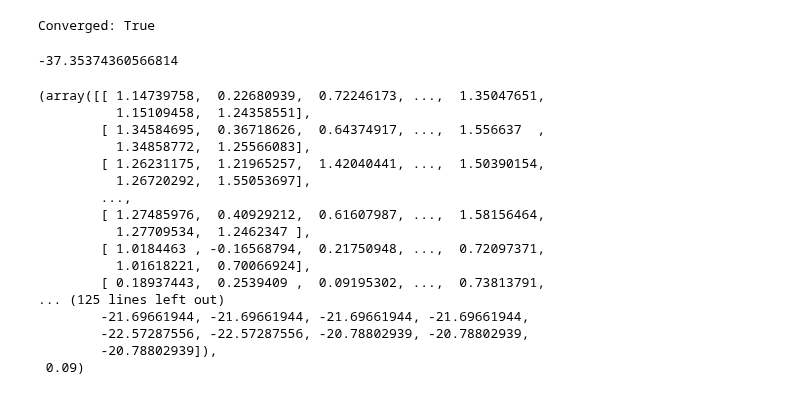
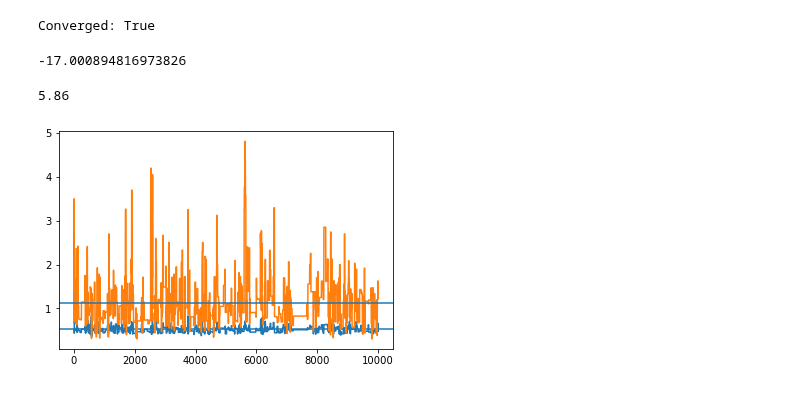
Before and after one commit to Tennessee-Wallaceh/gproc, a Jupyter notebook: notebooks/Joint-Posterior-Sampling.ipynb, the cells around one changed output. Saved outputs shown, nothing was run; the diff lists cells and outputs as text; code cells hidden in the pictures.

```diff
--- a/notebooks/Joint-Posterior-Sampling.ipynb
+++ b/notebooks/Joint-Posterior-Sampling.ipynb
@@ -11,7 +11,7 @@ from gproc.kernels import *
 from gproc.laplace import laplace_approximation_probit, chol_inverse
 from gproc.approx_marginal_is import importance_sampler
 # %%
-N = 500 # Data size
+N = 50 # Data size
 D = 1 # Data dimension
 
 x = np.random.normal(0, 1, N * D).reshape(-1, D) # Reshape to N x D matrix
@@ -30,9 +30,9 @@ marg_0 = importance_sampler(y, x, laplace_mean, laplace_cov, 100)
 marg_0
 # %% [output]
 Converged: True
--37.35374360566814
+-17.000894816973826
 # %%
-def joint_sampler(iters, y, x, th_0, marg_0, cov, N_imp = 100, burn_in = 10, verbose = True):
+def joint_sampler(iters, y, x, th_0, marg_0, cov, N_imp = 100, burn_in = 1, verbose = True):
     """
     Function that jointly samples from the posterior distribution over
     kernel parameters and the latent functions.
@@ -104,21 +104,15 @@ def joint_sampler(iters, y, x, th_0, marg_0, cov, N_imp = 100, burn_in = 10, ver
     return f_arr, th_arr, marg_arr, acc_rate
 # %%
 f_arr, th_arr, marg_arr, acc_rate = joint_sampler(10000, y, x, th_0, marg_0, cov = np.eye(th_0.shape[0]))
-# %% [output]
-(array([[ 1.14739758,  0.22680939,  0.72246173, ...,  1.35047651,
-          1.15109458,  1.24358551],
-        [ 1.34584695,  0.36718626,  0.64374917, ...,  1.556637  ,
-          1.34858772,  1.25566083],
-        [ 1.26231175,  1.21965257,  1.42040441, ...,  1.50390154,
-          1.26720292,  1.55053697],
-        ...,
-        [ 1.27485976,  0.40929212,  0.61607987, ...,  1.58156464,
-          1.27709534,  1.2462347 ],
-        [ 1.0184463 , -0.16568794,  0.21750948, ...,  0.72097371,
-          1.01618221,  0.70066924],
-        [ 0.18937443,  0.2539409 ,  0.09195302, ...,  0.73813791,
-... (125 lines left out)
-        -21.69661944, -21.69661944, -21.69661944, -21.69661944,
-        -22.57287556, -22.57287556, -20.78802939, -20.78802939,
-        -20.78802939]),
- 0.09)
+# %%
+acc_rate*100
+# %% [output]
+5.86
+# %%
+plt.plot(np.exp(th_arr[:, 0]))
+plt.axhline(y =  np.mean(np.exp(th_arr[:, 0])))
+plt.plot(np.exp(th_arr[:, 1]))
+plt.axhline(y =  np.mean(np.exp(th_arr[:, 0])))
+plt.show()
+# %% [output]
+[figure, added]
```
Also changed, not shown: parts of 2 cells of this notebook.
